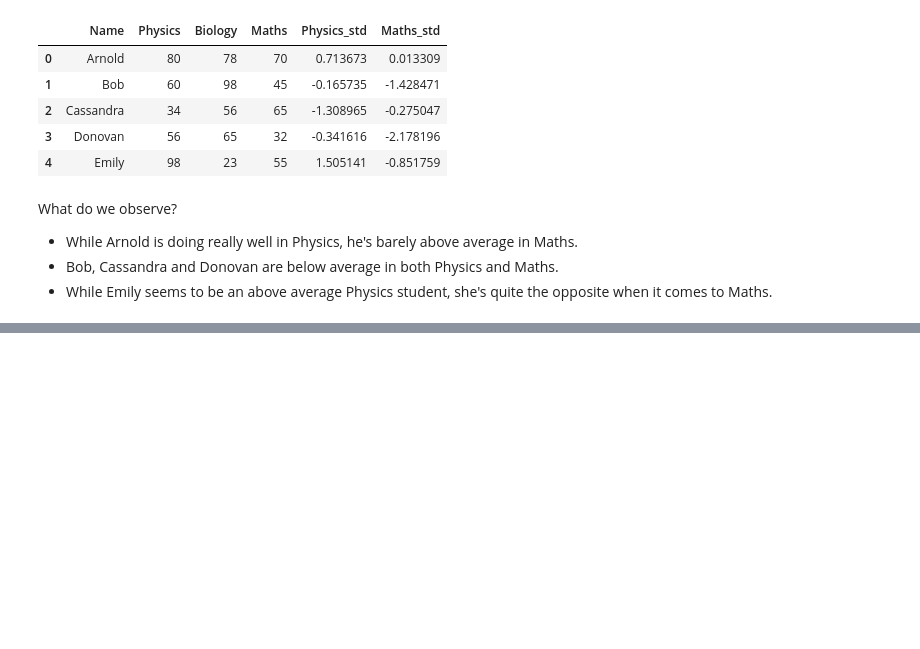
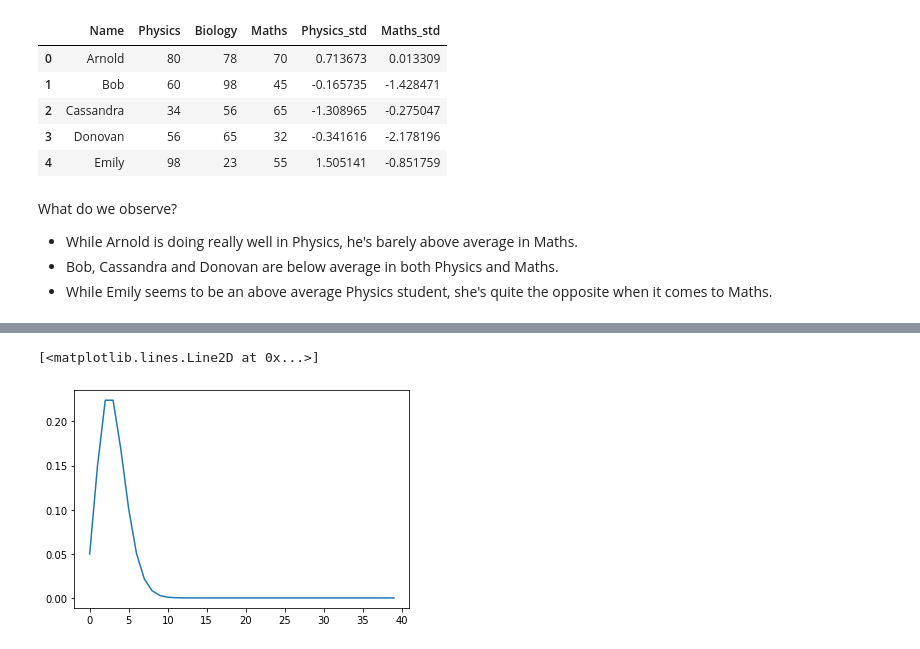
Before and after one commit to CertifaiAI/data-science-fundamentals, a Jupyter notebook: training/01-2_Statistics and Probability.ipynb, the cells around one changed output, grey strips where cells are left out. Drawn from its saved outputs; the diff is of its cells as text; code cells hidden in the pictures; blank space fills up the shorter version.

```diff
--- a/training/01-2_Statistics and Probability.ipynb
+++ b/training/01-2_Statistics and Probability.ipynb
@@ -110,0 +210,7 @@ Consider whether handedness is independent of sex. The probability of being left
+# %%
+bins = np.arange(0, 40)
+p_pois = poisson.pmf(bins, mu = 3)
+plt.plot(bins, p_pois)
+# %% [output]
+[<matplotlib.lines.Line2D at 0x...>]
+[figure, added]
```
Also changed, not shown: parts of 23 cells of this notebook.
